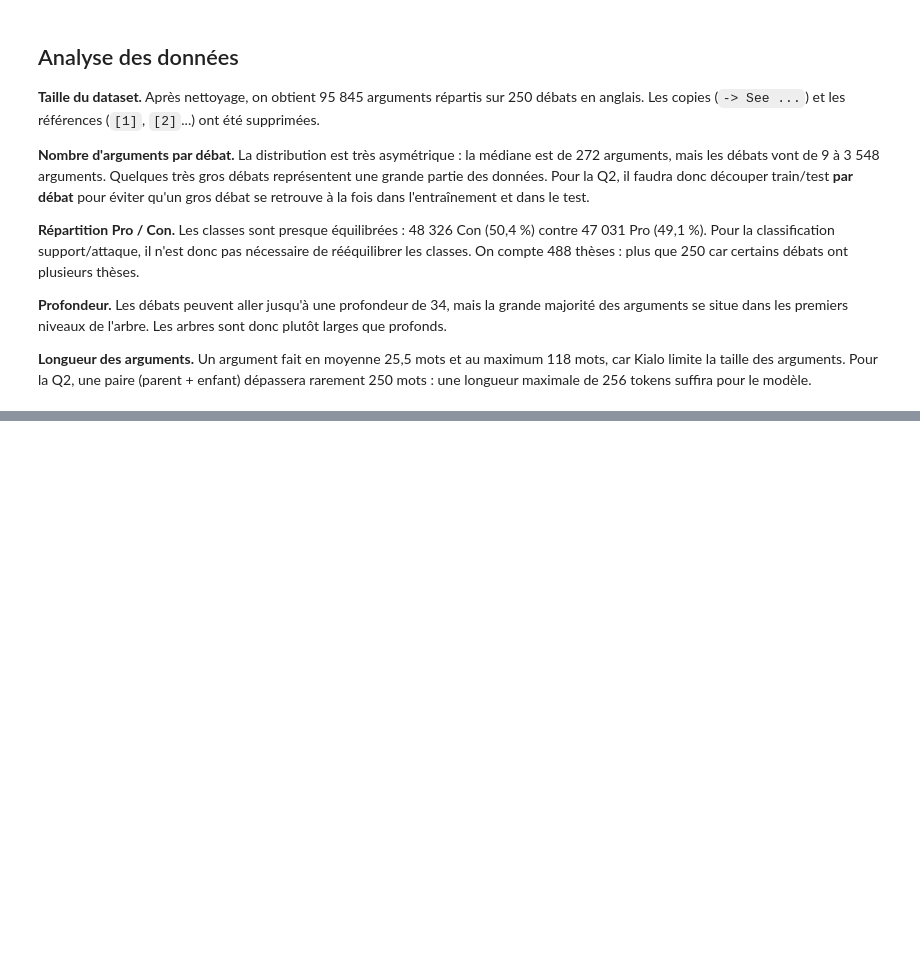
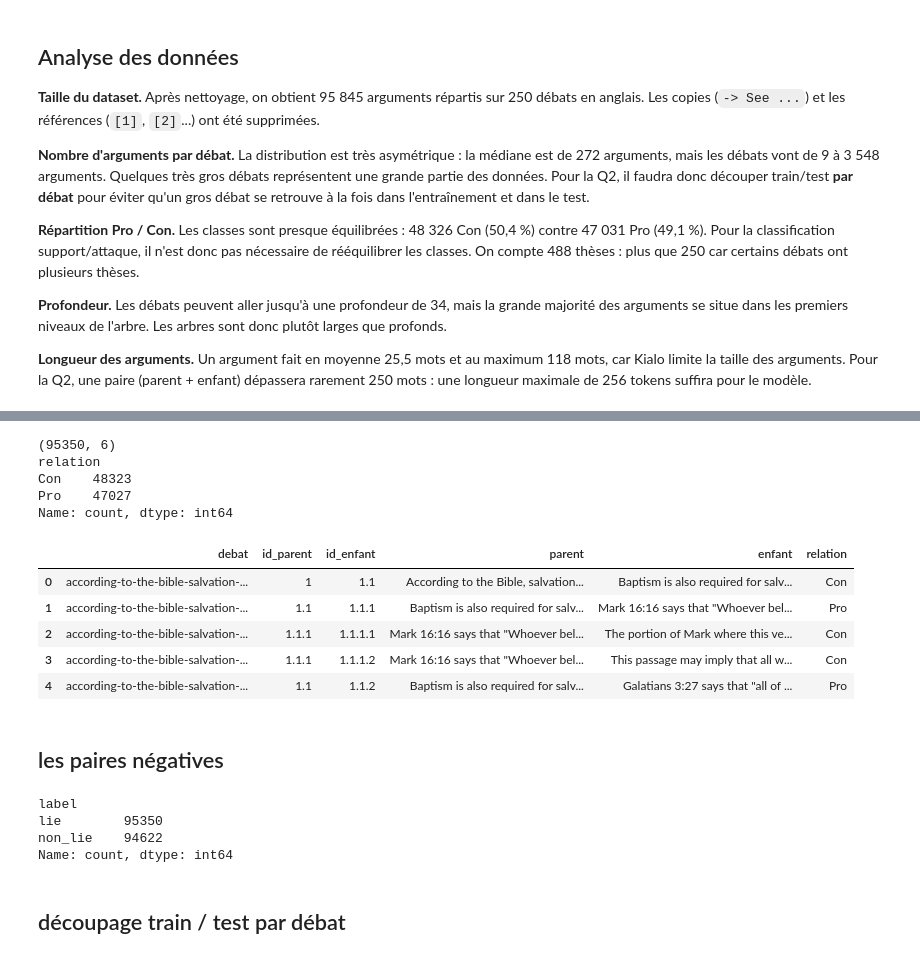
Before and after one commit to Paul-dumont/kialo, a Jupyter notebook: Partie_2_Mining.ipynb, the cells around one changed output, grey strips where cells are left out. Cells and saved outputs as stored; diff of their text form; code cells hidden in the pictures; blank space fills up the shorter version.

Commit message:
push pour collab

```diff
--- a/Partie_2_Mining.ipynb
+++ b/Partie_2_Mining.ipynb
@@ -420,0 +209,70 @@ for _, row in erreurs.head(5).iterrows():
+# %%
+# Dictionnaire : (débat, id) -> texte de l'argument
+textes = {}
+for debat, id_arg, arg in zip(df["debat"], df["id"], df["arg"]):
+    textes[(debat, id_arg)] = arg
+
+# Une paire = un argument + son parent
+paires = []
+for debat, id_arg, parent, relation, arg in zip(df["debat"], df["id"], df["parent"], df["relation"], df["arg"]):
+    if relation == "Thesis":
+        continue                        # la thèse n'a pas de parent
+    if (debat, parent) not in textes:
+        continue                        # parent supprimé au nettoyage ("-> See")
+    paires.append([debat, parent, id_arg, textes[(debat, parent)], arg, relation])
+
+df_paires = pd.DataFrame(paires, columns=["debat", "id_parent", "id_enfant", "parent", "enfant", "relation"])
+print(df_paires.shape)
+print(df_paires["relation"].value_counts())
+df_paires.head()
+# %% [output]
+(95350, 6)
+relation
+Con    48323
+Pro    47027
+Name: count, dtype: int64
+|  | debat | id_parent | id_enfant | parent | enfant | relation |
+| 0 | according-to-the-bible-salvation-... | 1 | 1.1 | According to the Bible, salvation... | Baptism is also required for salv... | Con |
+| 1 | according-to-the-bible-salvation-... | 1.1 | 1.1.1 | Baptism is also required for salv... | Mark 16:16 says that "Whoever bel... | Pro |
+| 2 | according-to-the-bible-salvation-... | 1.1.1 | 1.1.1.1 | Mark 16:16 says that "Whoever bel... | The portion of Mark where this ve... | Con |
+| 3 | according-to-the-bible-salvation-... | 1.1.1 | 1.1.1.2 | Mark 16:16 says that "Whoever bel... | This passage may imply that all w... | Con |
+| 4 | according-to-the-bible-salvation-... | 1.1 | 1.1.2 | Baptism is also required for salv... | Galatians 3:27 says that "all of ... | Pro |
+# %% [markdown]
+## les paires négatives
+# %%
+import random
+random.seed(42)                         # pour avoir toujours le même tirage
+
+# Tous les arguments de chaque débat
+args_par_debat = {}
+for debat, id_arg, arg in zip(df["debat"], df["id"], df["arg"]):
+    if debat not in args_par_debat:
+        args_par_debat[debat] = []
+    args_par_debat[debat].append((id_arg, arg))
+
+# Pour chaque paire positive, on crée une paire négative :
+# le même enfant + un argument au hasard du même débat, qui n'est pas lié à lui
+negatives = []
+for debat, id_parent, id_enfant, enfant in zip(df_paires["debat"], df_paires["id_parent"], df_paires["id_enfant"], df_paires["enfant"]):
+    autre_id, autre_texte = random.choice(args_par_debat[debat])
+    parent_de_autre = ".".join(autre_id.split(".")[:-1])
+
+    if autre_id == id_parent or autre_id == id_enfant or parent_de_autre == id_enfant:
+        continue                        # sinon ce serait une vraie relation
+    negatives.append([debat, autre_texte, enfant, "non_lie"])
+
+df_neg = pd.DataFrame(negatives, columns=["debat", "parent", "enfant", "label"])
+
+# Dataset de la relation discovery : positives (lié) + négatives (non lié)
+df_pos = df_paires[["debat", "parent", "enfant"]].copy()
+df_pos["label"] = "lie"
+df_discovery = pd.concat([df_pos, df_neg])
+
+print(df_discovery["label"].value_counts())
+# %% [output]
+label
+lie        95350
+non_lie    94622
+Name: count, dtype: int64
+# %% [markdown]
+## découpage train / test par débat
```
Also changed, not shown: parts of 23 cells of this notebook.
